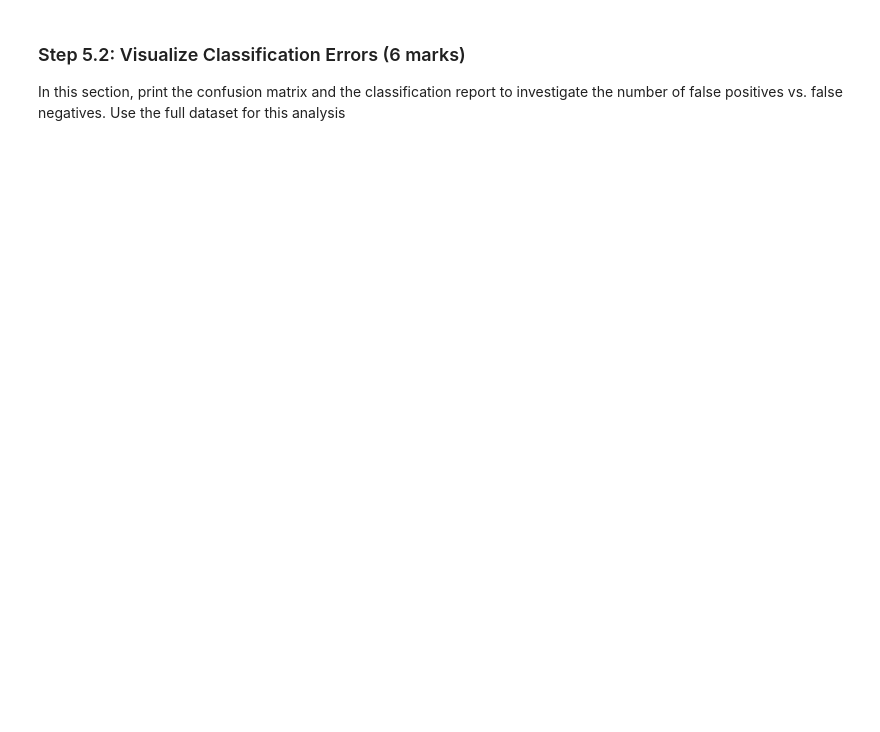
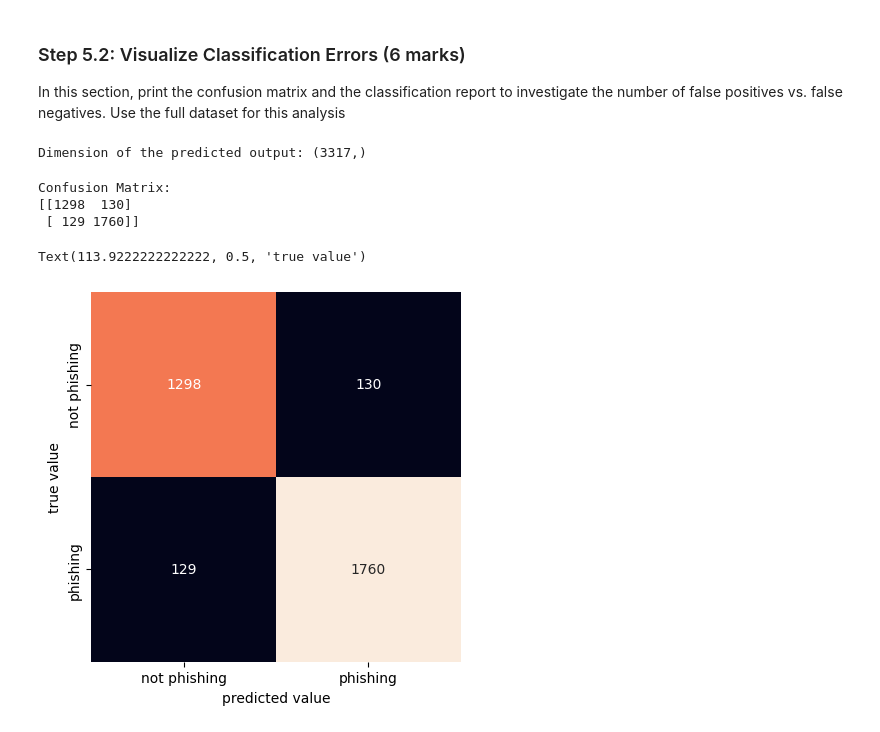
Before and after one commit to Sarah-Jasim/engg680_2024_fall, a Jupyter notebook: Lab Assignment 3/Assignment3.ipynb, the cells around one changed output. Drawn from its saved outputs; the diff is of its cells as text; code cells hidden in the pictures; blank space fills up the shorter version.

```diff
--- a/Lab Assignment 3/Assignment3.ipynb
+++ b/Lab Assignment 3/Assignment3.ipynb
@@ -675,12 +800,31 @@ In this section, print the confusion matrix and the classification report to inv
 # %%
 # TO DO: Retrieve target vector and predicted values for testing set using full dataset and print the dimension of the predicted output (2 mark)
 # Note: 70% training set, 30% testing set
+# Retrieve target vector (y_test) and predicted values for testing set using the full dataset
+y_test_target = y_test_full  # Actual target values
+y_test_predicted = model_full.predict(X_test_full)  # Predicted values
+
+# Print the dimension of the predicted output
+print("Dimension of the predicted output:", y_test_predicted.shape)
+# %% [output]
+Dimension of the predicted output: (3317,)
 # %%
 import seaborn as sns
+from sklearn.metrics import confusion_matrix
 
 # TO DO: Calculate confusion matrix (2 marks) : conf_mat
+# Print the confusion matrix
+conf_matrix = confusion_matrix(y_test_target, y_test_predicted)
+print("Confusion Matrix:")
+print(conf_matrix)
 
 # Below code prints confusion matrix using a heatmap
-sns.heatmap(conf_mat, xticklabels=['not phishing', 'phishing'],  yticklabels=['not phishing', 'phishing'], square=True, annot=True, cbar=False, fmt='d')
+sns.heatmap(conf_matrix, xticklabels=['not phishing', 'phishing'],  yticklabels=['not phishing', 'phishing'], square=True, annot=True, cbar=False, fmt='d')
 plt.xlabel('predicted value')
 plt.ylabel('true value')
+# %% [output]
+Confusion Matrix:
+[[1298  130]
+ [ 129 1760]]
+Text(113.9222222222222, 0.5, 'true value')
+[figure, added]
```
Also changed, not shown: parts of 15 cells of this notebook.
